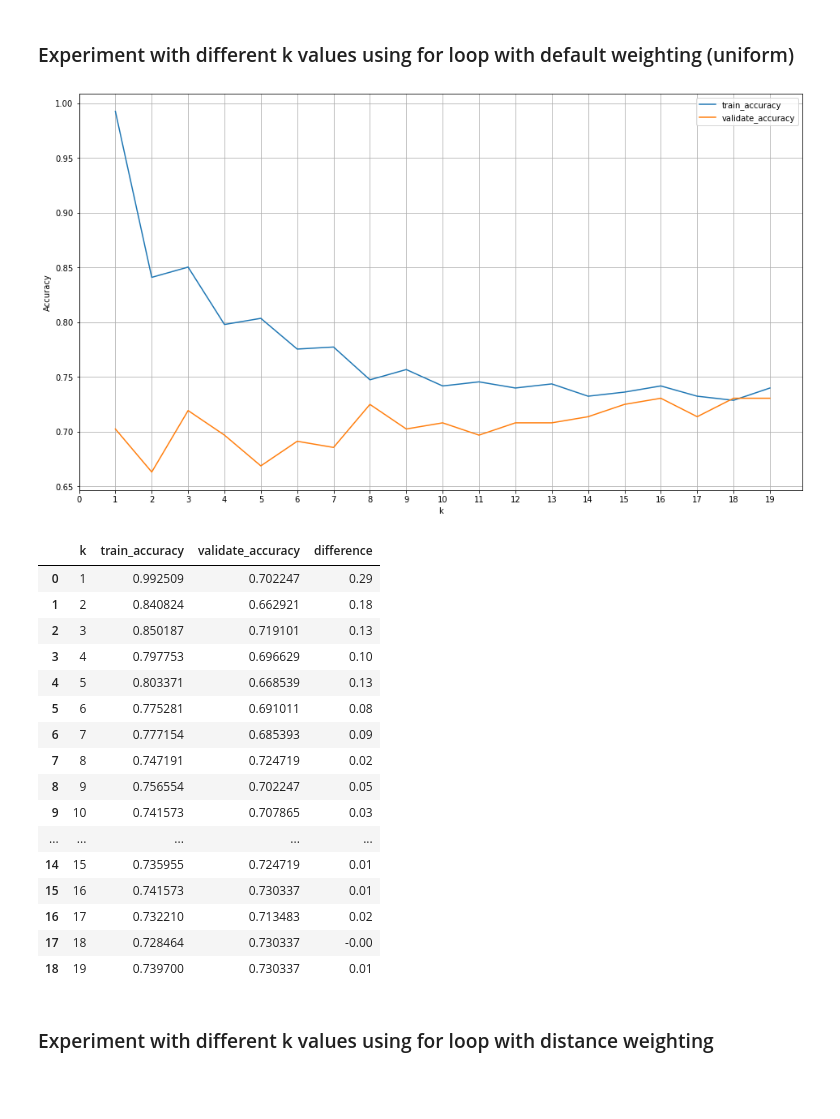
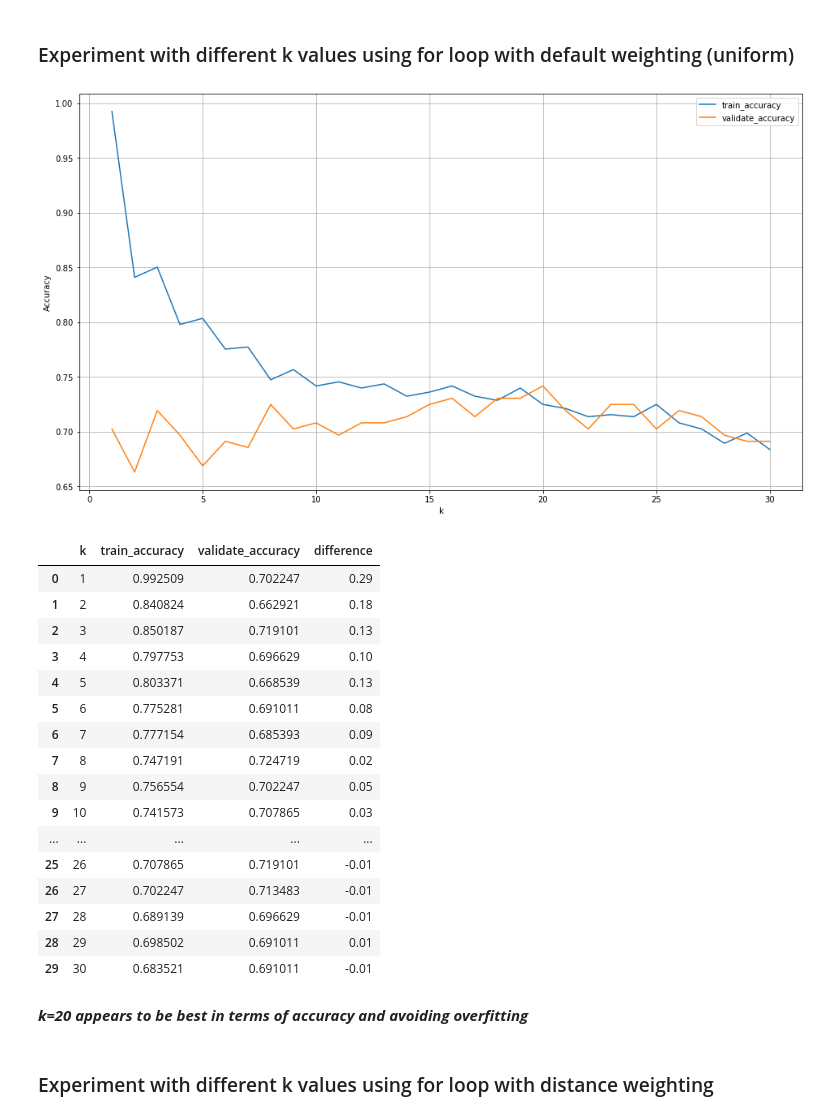
Before and after one commit to adam-talbot/classification-exercises, a Jupyter notebook: model.ipynb, the cells around one changed output. Cells and saved outputs as stored; diff of their text form; code cells hidden in the pictures; blank space fills up the shorter version.

```diff
--- a/model.ipynb
+++ b/model.ipynb
@@ -2475,37 +2475,37 @@ Which model performs best on our out-of-sample data from validate?
 metrics = []
 
 # loop through different values of k
-for k in range(1, 20):
+for k in range(1, 31):
 
     # define the thing
     knn = KNeighborsClassifier(n_neighbors=k)
 
     # fit the thing (remember only fit on training data)
     knn.fit(X_train, y_train)
 
     # use the thing (calculate accuracy)
     train_accuracy = knn.score(X_train, y_train)
     validate_accuracy = knn.score(X_validate, y_validate)
 
     output = {
         "k": k,
         "train_accuracy": train_accuracy,
         "validate_accuracy": validate_accuracy
     }
 
     metrics.append(output)
 
 # make a dataframe
 results = pd.DataFrame(metrics)
 
 # plot the data
 results.set_index('k').plot(figsize = (16,9))
 # plt.ylim(0.90, 1)
 plt.ylabel('Accuracy')
-plt.xticks(np.arange(0,20,1))
+# plt.xticks(np.arange(0,20,1))
 plt.grid()
 # %% [output]
-[figure, old version]
+[figure, new version]
 # %%
 results['difference'] = round(results.train_accuracy - results.validate_accuracy, 2)
 # %%
@@ -2523,11 +2523,13 @@ results
 | 8 | 9 | 0.756554 | 0.702247 | 0.05 |
 | 9 | 10 | 0.741573 | 0.707865 | 0.03 |
 | ... | ... | ... | ... | ... |
-| 14 | 15 | 0.735955 | 0.724719 | 0.01 |
-| 15 | 16 | 0.741573 | 0.730337 | 0.01 |
-| 16 | 17 | 0.732210 | 0.713483 | 0.02 |
-| 17 | 18 | 0.728464 | 0.730337 | -0.00 |
-| 18 | 19 | 0.739700 | 0.730337 | 0.01 |
+| 25 | 26 | 0.707865 | 0.719101 | -0.01 |
+| 26 | 27 | 0.702247 | 0.713483 | -0.01 |
+| 27 | 28 | 0.689139 | 0.696629 | -0.01 |
+| 28 | 29 | 0.698502 | 0.691011 | 0.01 |
+| 29 | 30 | 0.683521 | 0.691011 | -0.01 |
+# %% [markdown]
+***k=20 appears to be best in terms of accuracy and avoiding overfitting***
 # %% [markdown]
 ### Experiment with different k values using for loop with distance weighting
 # %%
```
Also changed, not shown: parts of 1 cell of this notebook.
